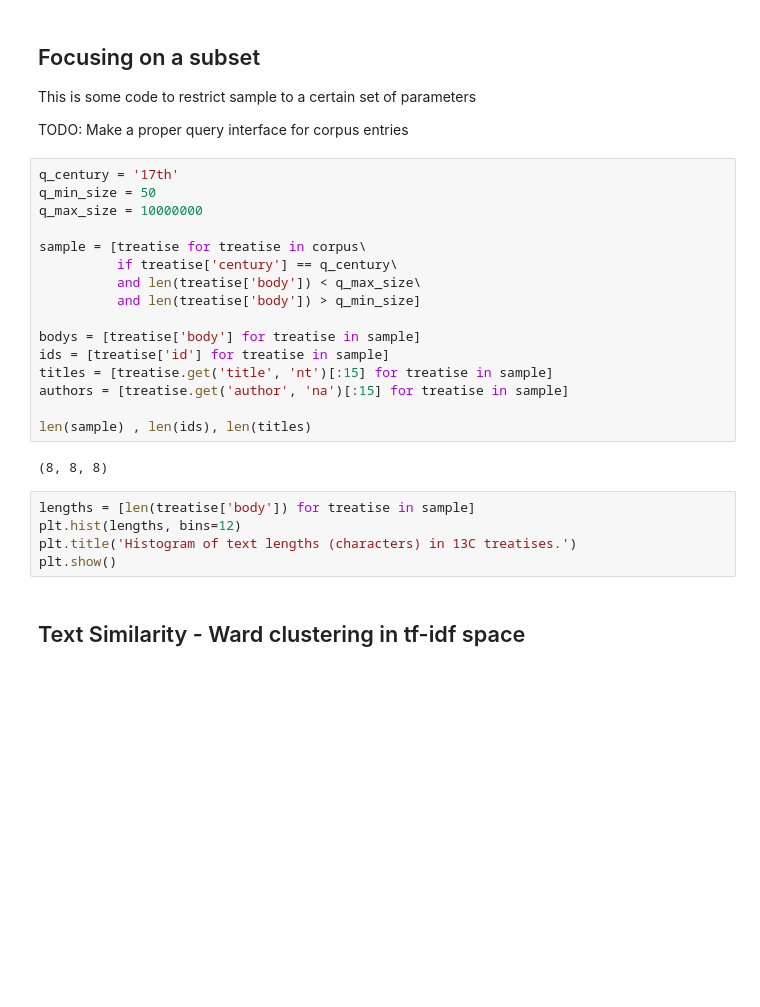
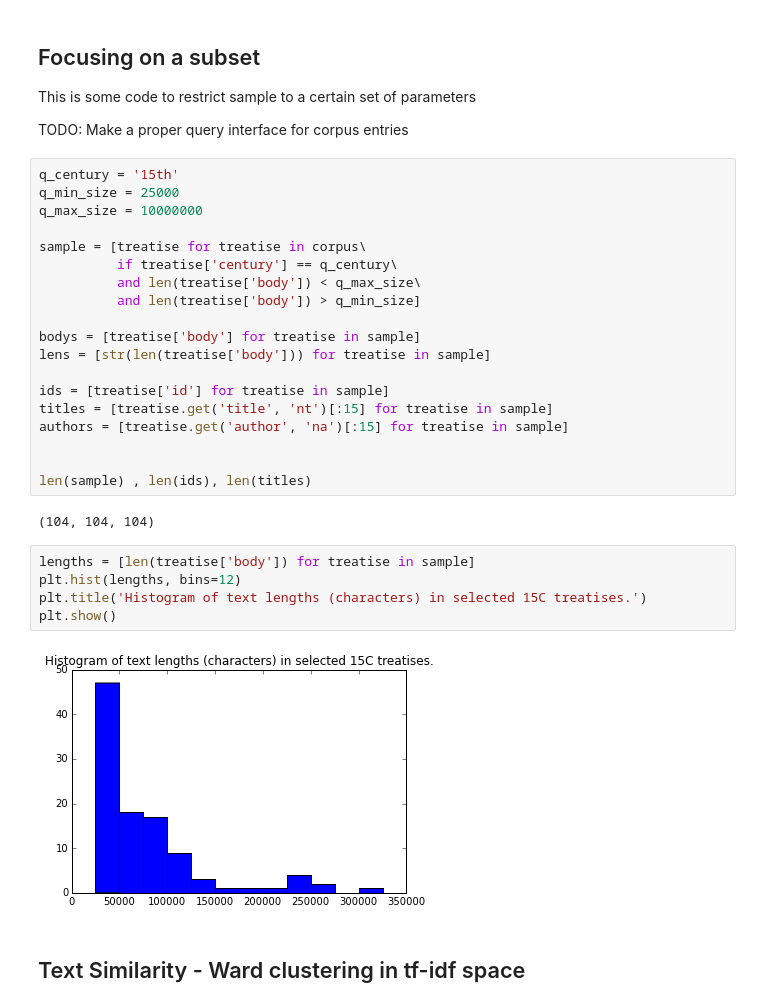
Before and after one commit to eamonnbell/tml-corpus, a Jupyter notebook: TML Corpus Study.ipynb, the cells around one changed output. Cells and saved outputs as stored; diff of their text form; blank space fills up the shorter version.

```diff
--- a/TML Corpus Study.ipynb
+++ b/TML Corpus Study.ipynb
@@ -196,8 +244,8 @@ This is some code to restrict sample to a certain set of parameters
 
 TODO: Make a proper query interface for corpus entries
 # %%
-q_century = '17th'
-q_min_size = 50
+q_century = '15th'
+q_min_size = 25000
 q_max_size = 10000000
 
 sample = [treatise for treatise in corpus\
@@ -206,18 +254,23 @@ sample = [treatise for treatise in corpus\
           and len(treatise['body']) > q_min_size]
 
 bodys = [treatise['body'] for treatise in sample]
+lens = [str(len(treatise['body'])) for treatise in sample]
+
 ids = [treatise['id'] for treatise in sample]
 titles = [treatise.get('title', 'nt')[:15] for treatise in sample]
 authors = [treatise.get('author', 'na')[:15] for treatise in sample]
 
+
 len(sample) , len(ids), len(titles)
 # %% [output]
-(8, 8, 8)
+(104, 104, 104)
 # %%
 lengths = [len(treatise['body']) for treatise in sample]
 plt.hist(lengths, bins=12)
-plt.title('Histogram of text lengths (characters) in 13C treatises.')
+plt.title('Histogram of text lengths (characters) in selected 15C treatises.')
 plt.show()
+# %% [output]
+[figure, added]
 # %% [markdown]
 ## Text Similarity - Ward clustering in tf-idf space
 # %%
```
Also changed, not shown: parts of 49 cells of this notebook, 2 other files.
